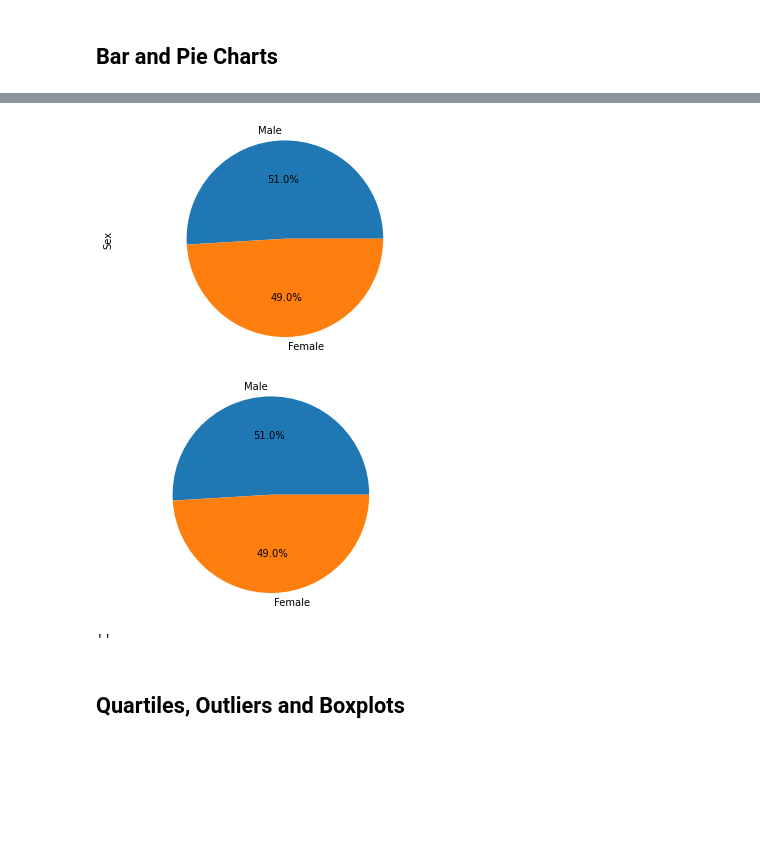
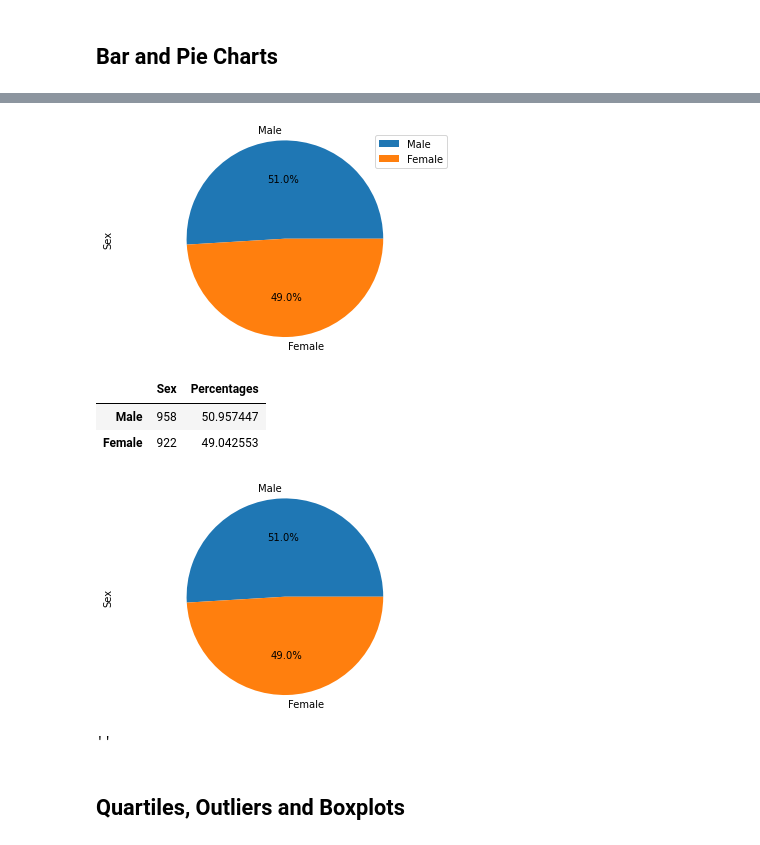
Before and after one commit to michellesimek/Pymaceuticals_challenge, a Jupyter notebook: Pymaceuticals_pymaceuticals_starter_with_plots.ipynb, the cells around one changed output, grey strips where cells are left out. Cells and saved outputs as stored; diff of their text form; code cells hidden in the pictures; blank space fills up the shorter version.

```diff
--- a/Pymaceuticals_pymaceuticals_starter_with_plots.ipynb
+++ b/Pymaceuticals_pymaceuticals_starter_with_plots.ipynb
@@ -222,21 +218,34 @@ for x in count:
 # %%
 # Generate a pie plot showing the distribution of female versus male mice using pandas
-sex = clean_complete_data['Sex'].value_counts()
-labels = ['Male', 'Female']
+gender_counts = clean_complete_data['Sex'].value_counts()
+gender_df = pd.DataFrame(gender_counts)
+# gender_df = gender_df.rename(columns={"Sex": "Count"})
+gender_df
 
-sex.plot(kind="pie", autopct="%1.1f%%")
+gender_df.plot(kind="pie", autopct="%1.1f%%", subplots = True)
 plt.axis("equal")
 plt.show()
 # %% [output]
-[figure, old version]
+[figure, new version]
+# %%
+gender_df["Percentages"] = ((gender_df['Sex']/gender_df['Sex'].sum())*100)
+gender_df
+# %% [output]
+|  | Sex | Percentages |
+| Male | 958 | 50.957447 |
+| Female | 922 | 49.042553 |
 # %%
 # Generate a pie plot showing the distribution of female versus male mice using pyplot
-plt.pie(sex, labels = labels, autopct="%1.1f%%")
+gender = ['Male', 'Female']
+sizes = ['50.957447', '49.042553']
+
+plt.pie(sizes, labels = gender, autopct="%1.1f%%")
 plt.axis("equal")
+plt.ylabel("Sex")
 plt.show()
 ;
 # %% [output]
-[figure, old version]
+[figure, new version]
 ''
 # %% [markdown]
 ## Quartiles, Outliers and Boxplots
```
Also changed, not shown: parts of 12 cells of this notebook.
